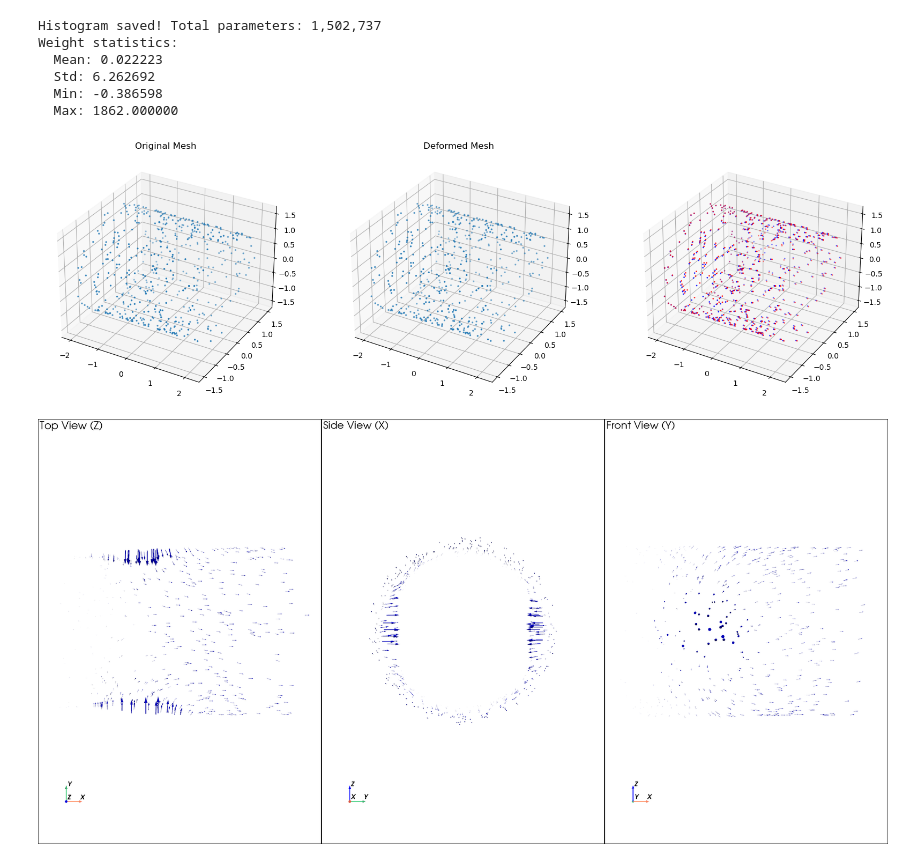
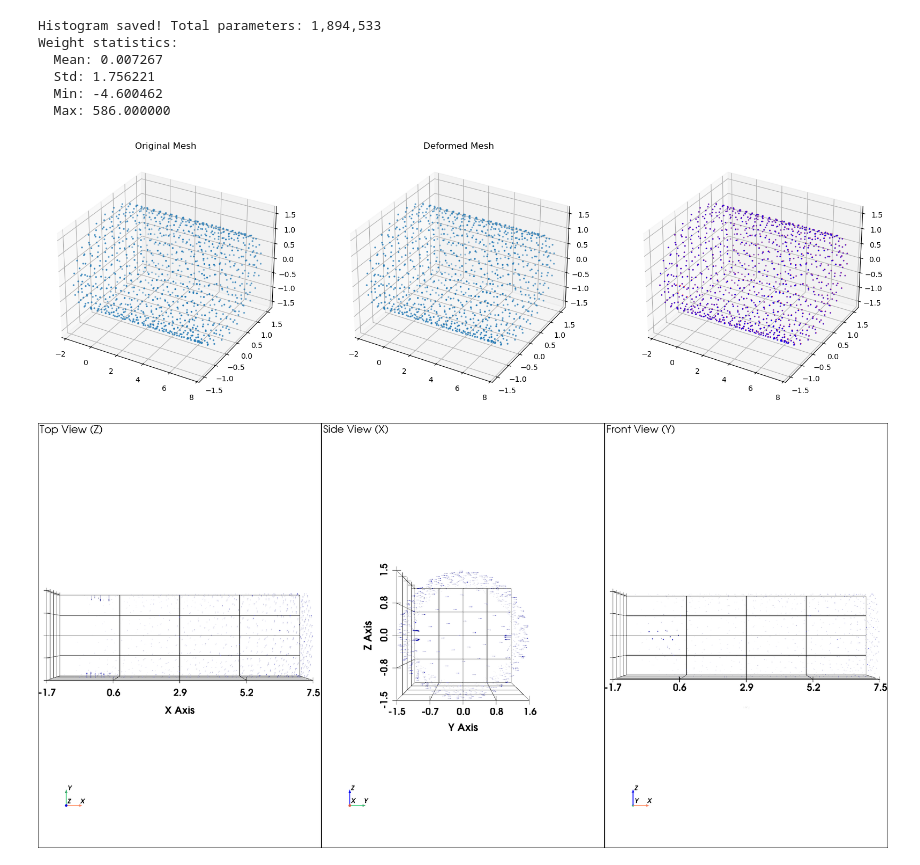
Before and after one commit to OSU-SIMCenter/forge-net, a Jupyter notebook: model/test_model.ipynb, the cells around one changed output. Drawn from its saved outputs; the diff is of its cells as text; code cells hidden in the pictures.

```diff
--- a/model/test_model.ipynb
+++ b/model/test_model.ipynb
@@ -7,14 +7,16 @@ from dataloaders import GetSingleStepDataLoaders
 import sys
 sys.path.append("/local/scratch/groves/jax-forgeRL/models/forging_autoencoder/model")
 from utils import *
-data  = np.load('/local/scratch/groves/jax-forgeRL/models/forging_autoencoder/data/test_comb_FOR_large_512.npz')
+data  = np.load('/local/scratch/groves/jax-forgeRL/models/forging_autoencoder/data/test_comb_FOR_large_512_p_degx.npz')
 states = data['coords_t']
 states_tp1 = data['coords_tp1']
 steps = data['steps']
 positions = data['positions']
 rotations = data['rotations']
 # actions = np.hstack((steps, positions, rotations))
-actions = steps
+actions = np.hstack((steps, rotations))
+actions = np.hstack((steps, positions[:,0].reshape(-1,1), rotations))
+# actions = steps
 
 point_size = states.shape[1]
 latent_size = 512
@@ -27,7 +29,7 @@ max_rollout_horizon = 10
 # %%
 import torch
 import model
-idx = 65
+idx = 15
 
 model_path = "/local/scratch/groves/jax-forgeRL/models/forging_autoencoder/model/output_cogging/best_model.pth"
 state_dict = torch.load(model_path)['model_state_dict']
@@ -56,7 +58,7 @@ x_tp1_np = x_tp1.T.squeeze().numpy()
 
 # visualize_point_cloud(c_t[25],a=-p[25], point_size=5)
 compare_scatters(pc1=x_t_np, pc2=x_tp1_np, label_1="Original Mesh", label_2="Deformed Mesh")
-visualize_vector_diff(x_t_np,x_tp1_np)
+visualize_vector_diff(mesh1=None,mesh2=None, pc1=x_t_np,pc2=x_tp1_np)
 
 
 # pl = pv.Plotter()
@@ -68,11 +70,11 @@ visualize_vector_diff(x_t_np,x_tp1_np)
-Histogram saved! Total parameters: 1,502,737
+Histogram saved! Total parameters: 1,894,533
 Weight statistics:
-  Mean: 0.022223
-  Std: 6.262692
-  Min: -0.386598
-  Max: 1862.000000
+  Mean: 0.007267
+  Std: 1.756221
+  Min: -4.600462
+  Max: 586.000000
-[figure, old version]
+[figure, new version]
-[figure, old version]
+[figure, new version]
 # %%
 # a = torch.tensor([0.5])
 
```
Also changed, not shown: parts of 3 cells of this notebook, 5 other files.
